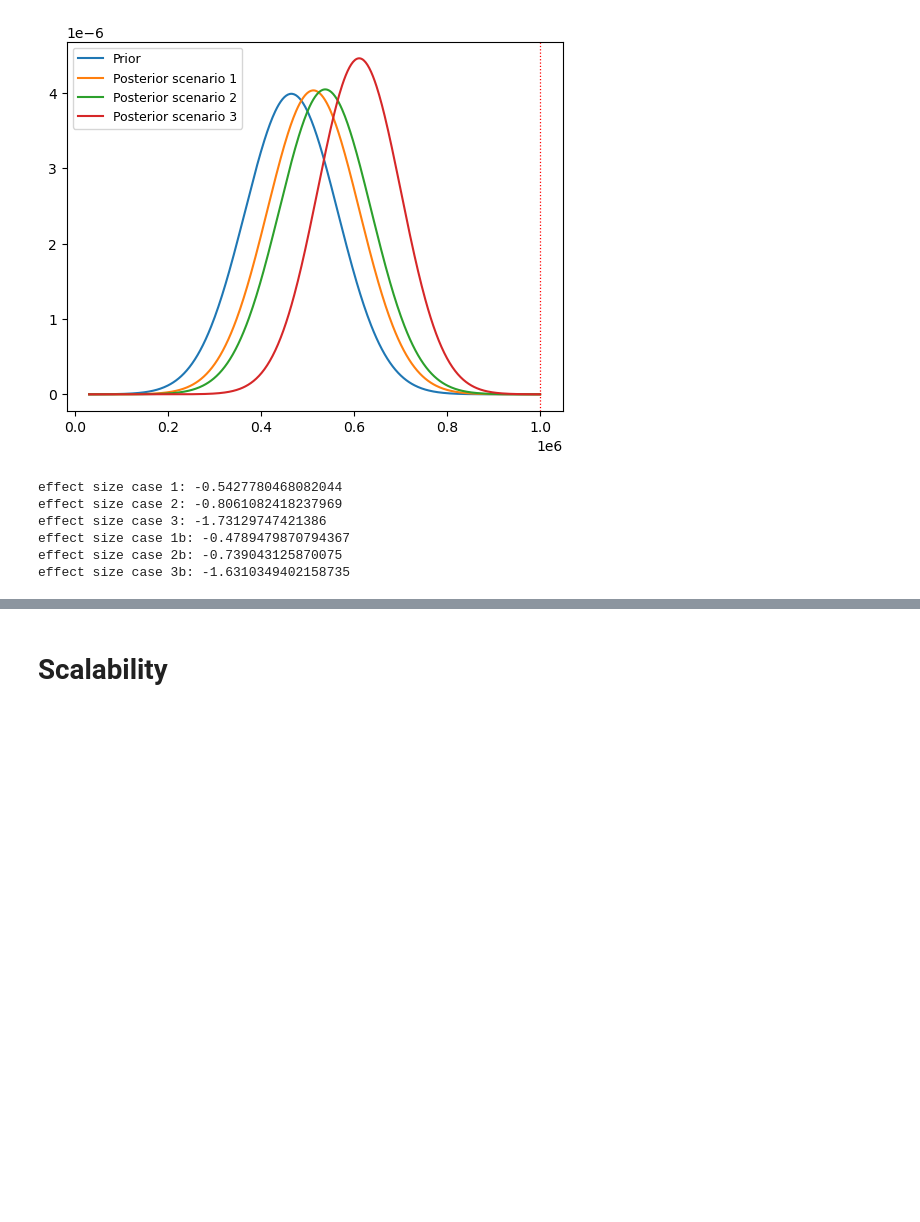
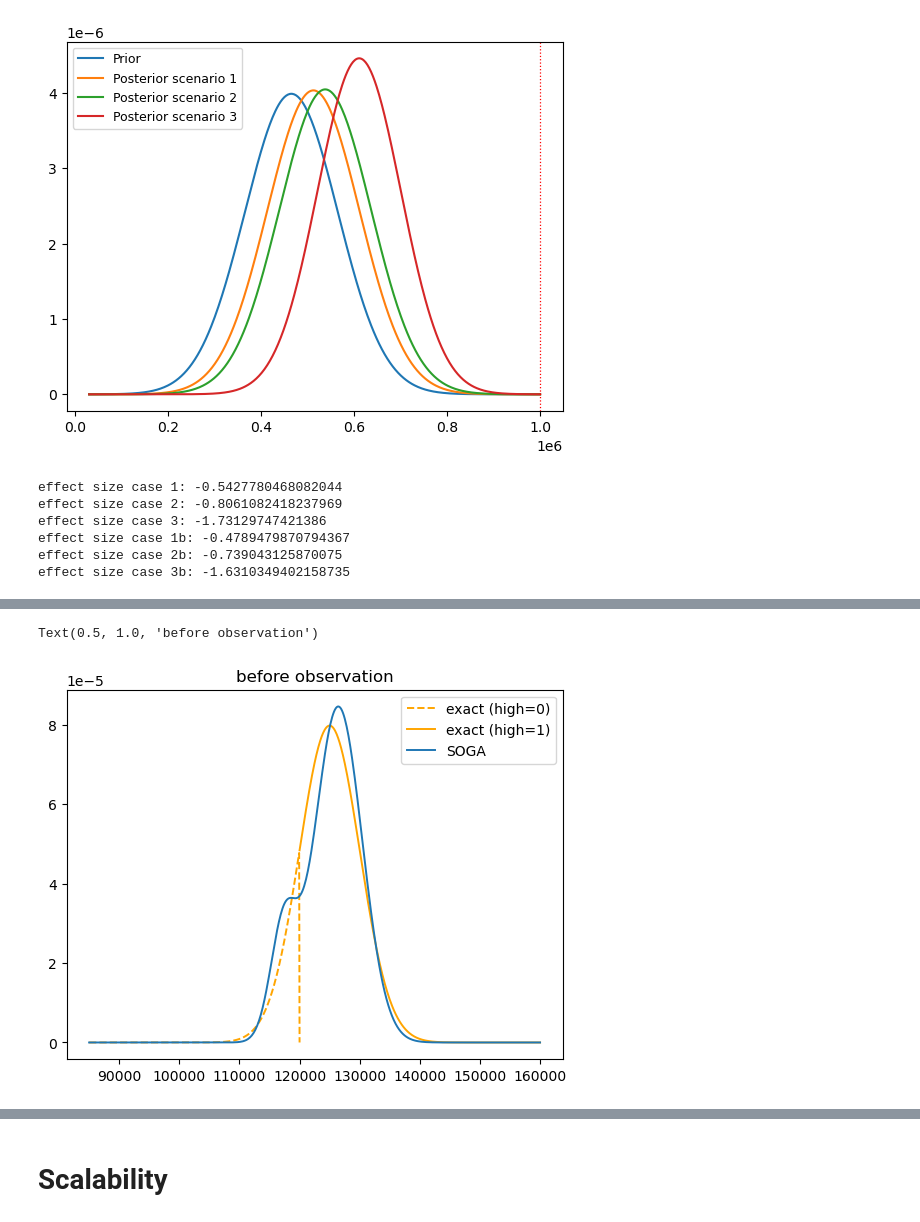
Before and after one commit to RasmusCarl/Privug-SOGA, a Jupyter notebook: SOSYM_Experiments.ipynb, the cells around one changed output, grey strips where cells are left out. Saved outputs shown, nothing was run; the diff lists cells and outputs as text; code cells hidden in the pictures; blank space fills up the shorter version.

```diff
--- a/SOSYM_Experiments.ipynb
+++ b/SOSYM_Experiments.ipynb
@@ -427,0 +448,34 @@ plt.savefig("soga_risk_dp.pdf", format="pdf", bbox_inches="tight")
+# %%
+compiled_cond1=SOGA.compile2SOGA('programs/SOGA/Privug/rasmus/conditional1noobs.soga')
+cfg_cond1 = SOGA.produce_cfg(compiled_cond1)
+output_dist_cond1 = SOGA.start_SOGA(cfg_cond1)
+# %%
+from scipy.stats import truncnorm
+from scipy.stats import norm
+
+x = np.linspace(85000,160000,500)
+
+loc = 125000
+scale = 5000
+
+p = norm.cdf(120000, loc, scale)
+
+a1, b1 = (120000 - loc)/scale, (np.inf - loc)/scale
+a0, b0 = (-np.inf - loc)/scale, (120000 - loc)/scale
+
+x0 = np.linspace(85000,120000,500)
+y_exact0 = p*truncnorm.pdf(x0, a0, b0, loc, scale)
+y_exact0[-1] = 0
+
+x1 = np.linspace(120000, 160000, 500)
+y_exact1 = (1-p)*truncnorm.pdf(x1, a1, b1, loc, scale)
+y_soga_no_obs = output_dist_cond1.gm.marg_pdf(x, 0)
+
+plt.plot(x0, y_exact0, ls='--', color='orange', label='exact (high=0)', linewidth=1.4)
+plt.plot(x1, y_exact1, ls='-', color='orange', label='exact (high=1)', linewidth=1.4)
+plt.plot(x, y_soga_no_obs, label='SOGA', linewidth=1.4)
+plt.legend()
+plt.title('before observation')
+# %% [output]
+Text(0.5, 1.0, 'before observation')
+[figure, added]
```
Also changed, not shown: parts of 36 cells of this notebook, 4 other files.
